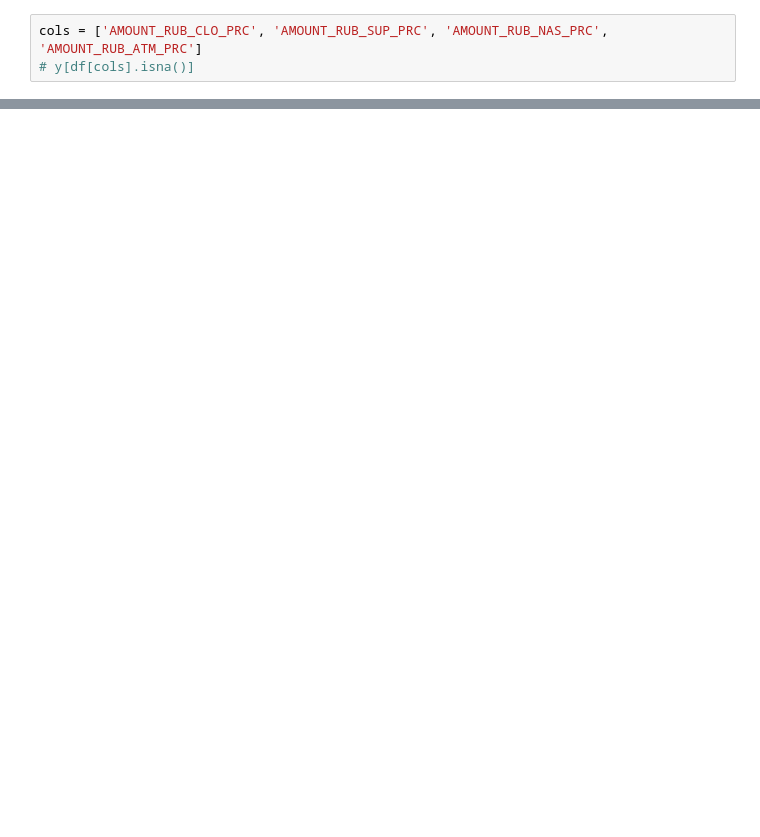
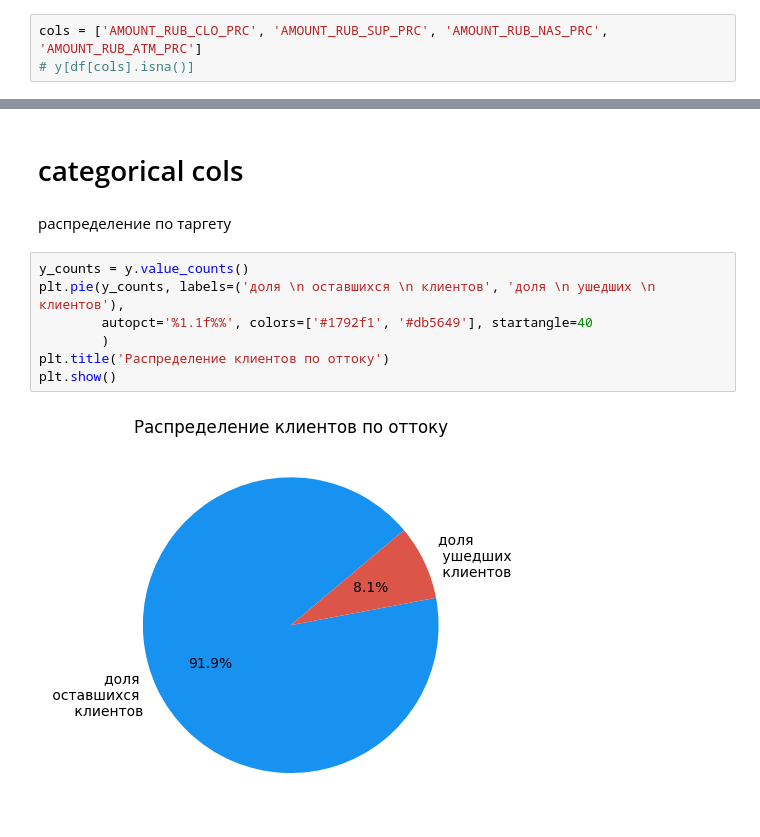
Before and after one commit to ArtemGusenkov/projects, a Jupyter notebook: customer-churn-prediction/notebooks/eda.ipynb, the cells around one changed output, grey strips where cells are left out. Cells and saved outputs as stored; diff of their text form; blank space fills up the shorter version.

```diff
--- a/customer-churn-prediction/notebooks/eda.ipynb
+++ b/customer-churn-prediction/notebooks/eda.ipynb
@@ -169,0 +115,13 @@ Name: count, dtype: float64
+# %% [markdown]
+# categorical cols
+# %% [markdown]
+распределение по таргету
+# %%
+y_counts = y.value_counts()
+plt.pie(y_counts, labels=('доля \n оставшихся \n клиентов', 'доля \n ушедших \n клиентов'),
+        autopct='%1.1f%%', colors=['#1792f1', '#db5649'], startangle=40
+        )
+plt.title('Распределение клиентов по оттоку')
+plt.show()
+# %% [output]
+[figure, added]
```
Also changed, not shown: parts of 11 cells of this notebook, 1 other file.
